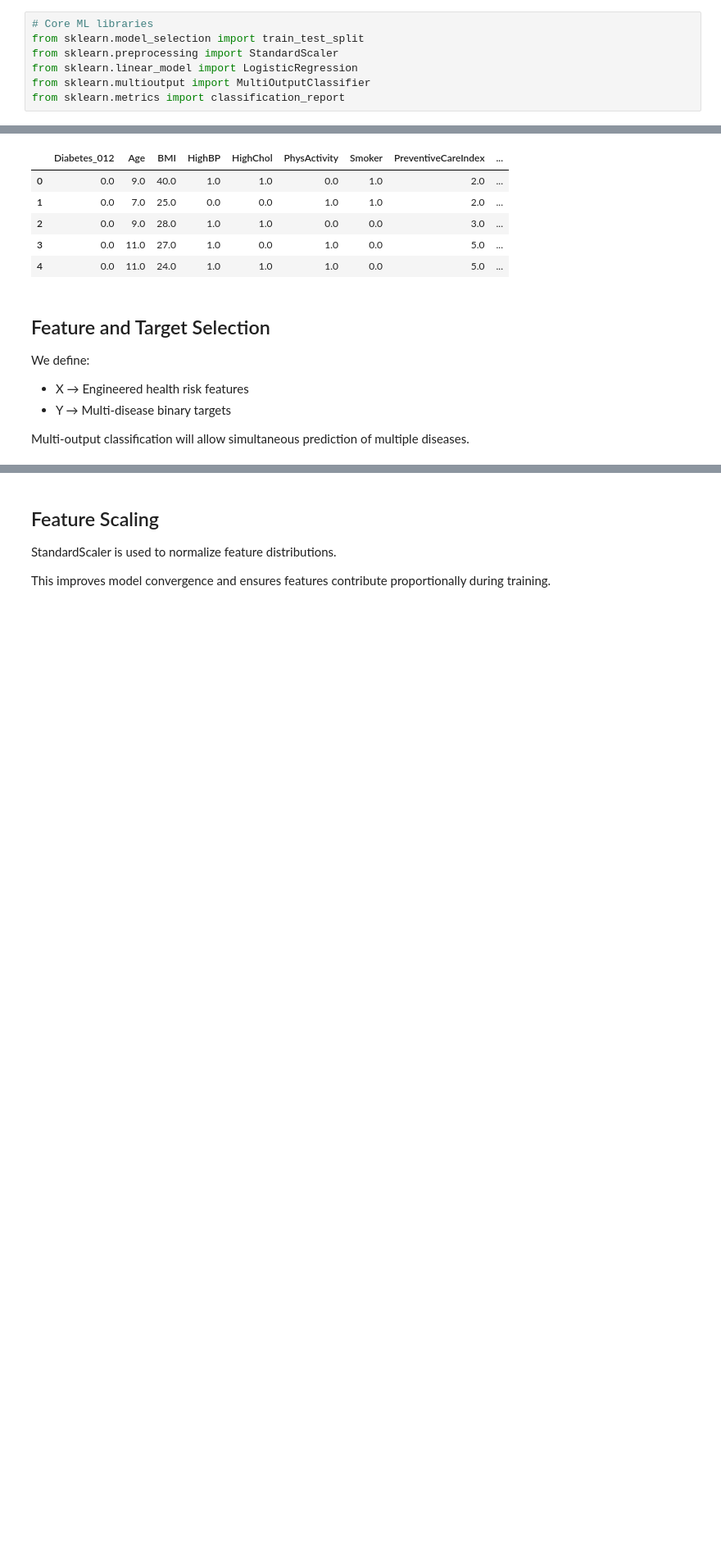
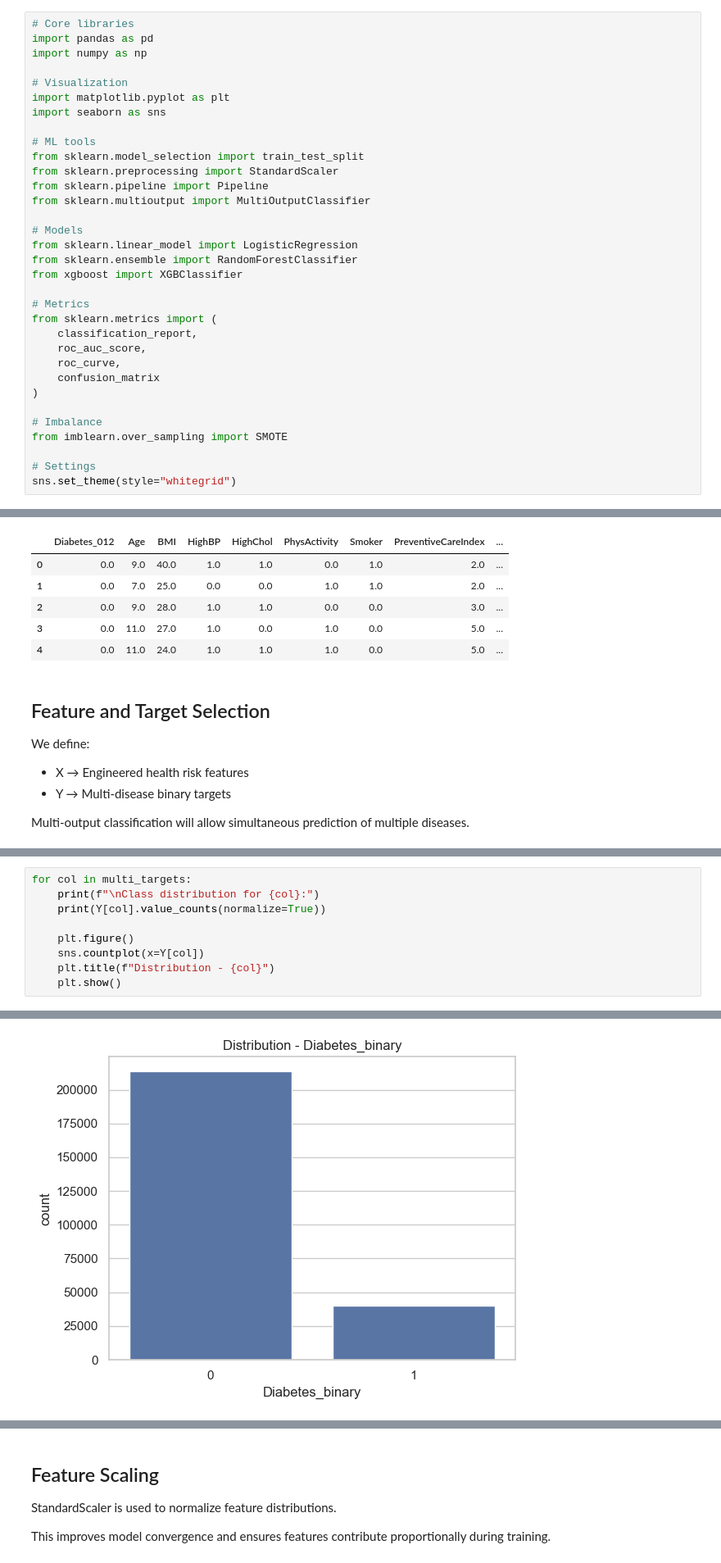
Before and after one commit to vishnugupta15/early-disease-risk-prediction, a Jupyter notebook: notebooks/03_modeling.ipynb, the cells around one changed output, grey strips where cells are left out. Shown at 82% size. Cells and saved outputs as stored; diff of their text form; blank space fills up the shorter version.

Commit message:
Completed Model training

```diff
--- a/notebooks/03_modeling.ipynb
+++ b/notebooks/03_modeling.ipynb
@@ -32,8 +20,34 @@ after evaluating baseline performance.
 # %%
-# Core ML libraries
+# Core libraries
+import pandas as pd
+import numpy as np
+
+# Visualization
+import matplotlib.pyplot as plt
+import seaborn as sns
+
+# ML tools
 from sklearn.model_selection import train_test_split
 from sklearn.preprocessing import StandardScaler
+from sklearn.pipeline import Pipeline
+from sklearn.multioutput import MultiOutputClassifier
+
+# Models
 from sklearn.linear_model import LogisticRegression
-from sklearn.multioutput import MultiOutputClassifier
-from sklearn.metrics import classification_report
+from sklearn.ensemble import RandomForestClassifier
+from xgboost import XGBClassifier
+
+# Metrics
+from sklearn.metrics import (
+    classification_report,
+    roc_auc_score,
+    roc_curve,
+    confusion_matrix
+)
+
+# Imbalance
+from imblearn.over_sampling import SMOTE
+
+# Settings
+sns.set_theme(style="whitegrid")
 # %%
@@ -123,0 +129,10 @@ Testing set shape: (50736, 7)
+# %%
+for col in multi_targets:
+    print(f"\nClass distribution for {col}:")
+    print(Y[col].value_counts(normalize=True))
+
+    plt.figure()
+    sns.countplot(x=Y[col])
+    plt.title(f"Distribution - {col}")
+    plt.show()
+# %% [output]
@@ -123,0 +144 @@ Testing set shape: (50736, 7)
+[figure, added]
```
Also changed, not shown: parts of 67 cells of this notebook, 4 other files.
